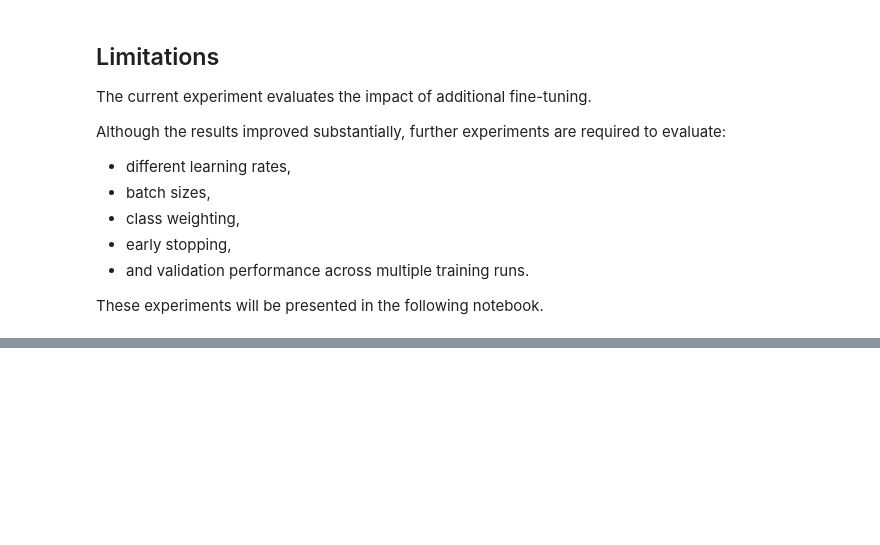
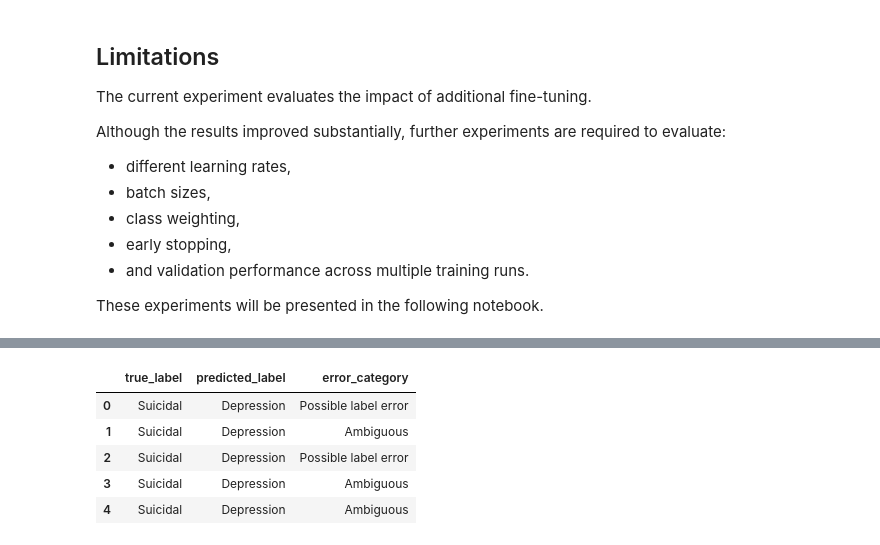
Before and after one commit to idrisguclu/mental-health-bert-classification, a Jupyter notebook: notebooks/06_model_improvement_and_experiments.ipynb, the cells around one changed output, grey strips where cells are left out. Saved outputs shown, nothing was run; the diff lists cells and outputs as text; code cells hidden in the pictures; blank space fills up the shorter version.

```diff
--- a/notebooks/06_model_improvement_and_experiments.ipynb
+++ b/notebooks/06_model_improvement_and_experiments.ipynb
@@ -449,0 +1247,15 @@ These experiments will be presented in the following notebook.
+# %%
+error_analysis_df.loc[0, "error_category"] = "Possible label error"
+error_analysis_df.loc[1, "error_category"] = "Ambiguous"
+error_analysis_df.loc[2, "error_category"] = "Possible label error"
+error_analysis_df.loc[3, "error_category"] = "Ambiguous"
+error_analysis_df.loc[4, "error_category"] = "Ambiguous"
+
+error_analysis_df[["true_label", "predicted_label", "error_category"]].head()
+# %% [output]
+|  | true_label | predicted_label | error_category |
+| 0 | Suicidal | Depression | Possible label error |
+| 1 | Suicidal | Depression | Ambiguous |
+| 2 | Suicidal | Depression | Possible label error |
+| 3 | Suicidal | Depression | Ambiguous |
+| 4 | Suicidal | Depression | Ambiguous |
```
Also changed, not shown: parts of 45 cells of this notebook.
